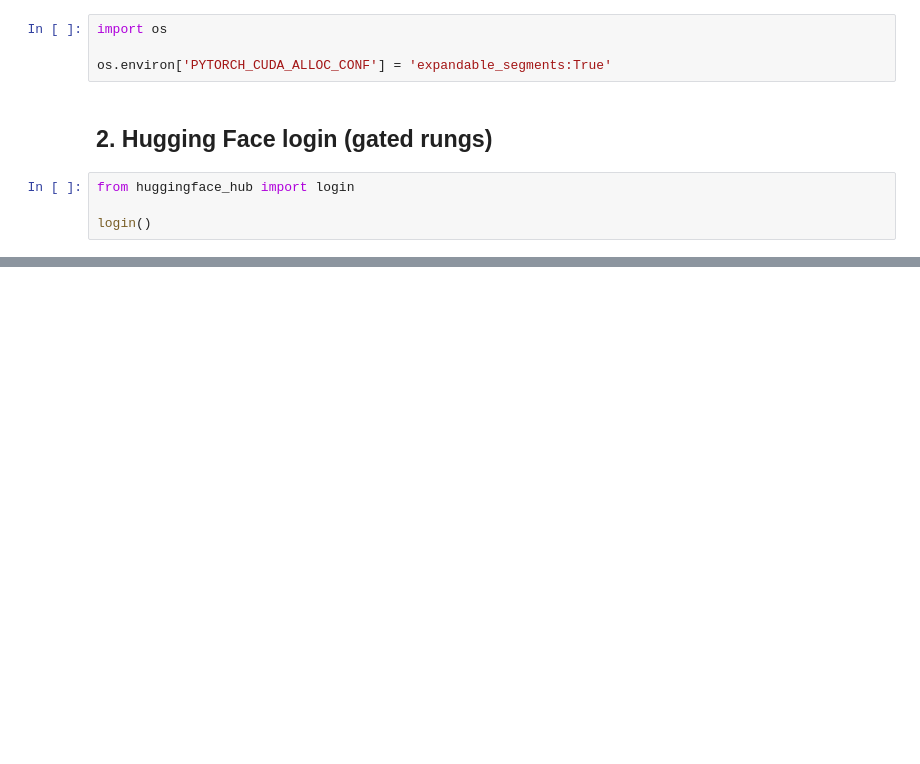
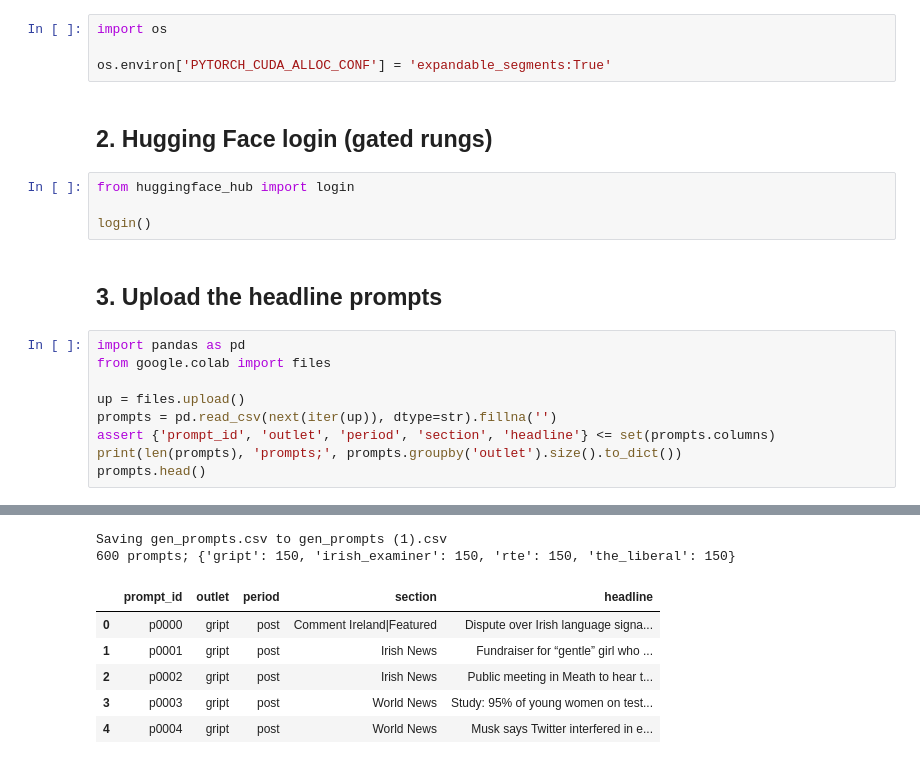
Before and after one commit to Ri-Dearg/eire-ai-analysis, a Jupyter notebook: detect/Detect-optional/colab_generate_irish_ai.ipynb, the cells around one changed output, grey strips where cells are left out. Saved outputs shown, nothing was run; the diff lists cells and outputs as text; blank space fills up the shorter version.

Commit message:
feat(generate): 🚧 add file upload

```diff
--- a/detect/Detect-optional/colab_generate_irish_ai.ipynb
+++ b/detect/Detect-optional/colab_generate_irish_ai.ipynb
@@ -27,3 +27,15 @@ os.environ['PYTORCH_CUDA_ALLOC_CONF'] = 'expandable_segments:True'
 from huggingface_hub import login
 
 login()
+# %% [markdown]
+## 3. Upload the headline prompts
+# %%
+import pandas as pd
+from google.colab import files
+
+up = files.upload()
+prompts = pd.read_csv(next(iter(up)), dtype=str).fillna('')
+assert {'prompt_id', 'outlet', 'period', 'section', 'headline'} <= set(prompts.columns)
+print(len(prompts), 'prompts;', prompts.groupby('outlet').size().to_dict())
+prompts.head()
+# %% [output]
@@ -29,0 +43,8 @@ login()
+Saving gen_prompts.csv to gen_prompts (1).csv
+600 prompts; {'gript': 150, 'irish_examiner': 150, 'rte': 150, 'the_liberal': 150}
+|  | prompt_id | outlet | period | section | headline |
+| 0 | p0000 | gript | post | Comment Ireland|Featured | Dispute over Irish language signa... |
+| 1 | p0001 | gript | post | Irish News | Fundraiser for “gentle” girl who ... |
+| 2 | p0002 | gript | post | Irish News | Public meeting in Meath to hear t... |
+| 3 | p0003 | gript | post | World News | Study: 95% of young women on test... |
+| 4 | p0004 | gript | post | World News | Musk says Twitter interfered in e... |
```
Also changed, not shown: parts of 17 cells of this notebook.
